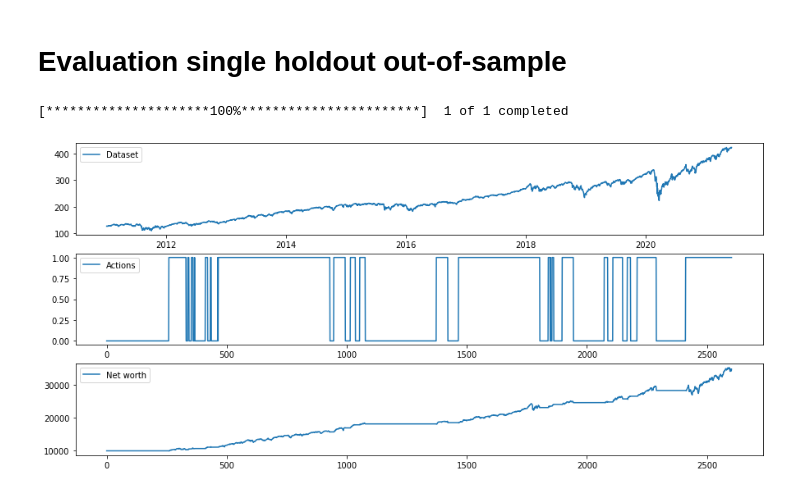
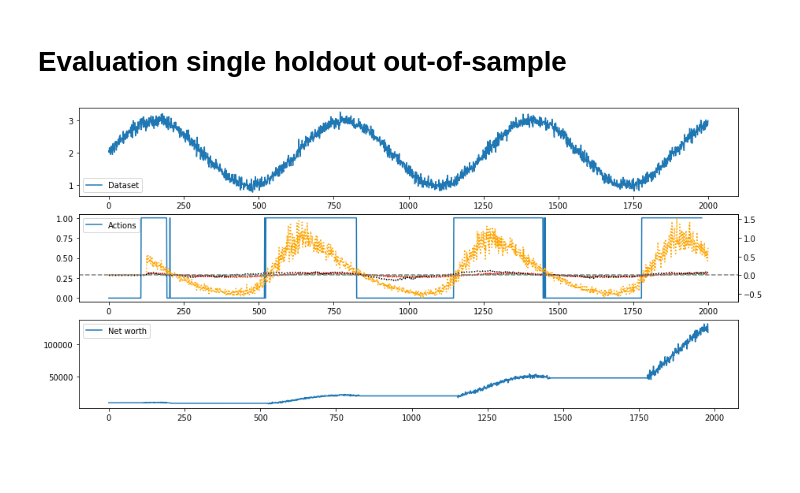
Before and after one commit to Rachnog/Reinforcement-Learning-in-Finance, a Jupyter notebook: odsc_workshop/ODSC_RL_2.ipynb, the cells around one changed output. Saved outputs shown, nothing was run; the diff lists cells and outputs as text; code cells hidden in the pictures; blank space fills up the shorter version.

```diff
--- a/odsc_workshop/ODSC_RL_2.ipynb
+++ b/odsc_workshop/ODSC_RL_2.ipynb
@@ -48,9 +48,9 @@ from gym import spaces
 # %%
 INIT_NET_WORTH = 10000
 WINDOW = 10
-ROLLING = 126
+ROLLING = int(252 / 2)
 # %%
-TICKER = 'SPY'
+TICKER = 'COSINE'
 
 if TICKER == 'COSINE':
     df = pd.DataFrame({
@@ -284,17 +320,24 @@ plt.show()
 # %%
 if TICKER == 'COSINE':
     df_test = pd.DataFrame({
-        'High': np.sin(np.arange(2000)/100.0) + np.random.normal(2, 0.02, size = (2000, )),
-        'Open': np.sin(np.arange(2000)/100.0) + np.random.normal(2, 0.02, size = (2000, )),
-        'Close': np.sin(np.arange(2000)/100.0) + np.random.normal(2, 0.02, size = (2000, )),
-        'Low': np.sin(np.arange(2000)/100.0) + np.random.normal(2, 0.02, size = (2000, )),
+        'High': np.sin(np.arange(2000)/100.0) + np.random.normal(2, 0.1, size = (2000, )),
+        'Open': np.sin(np.arange(2000)/100.0) + np.random.normal(2, 0.1, size = (2000, )),
+        'Close': np.sin(np.arange(2000)/100.0) + np.random.normal(2, 0.1, size = (2000, )),
+        'Low': np.sin(np.arange(2000)/100.0) + np.random.normal(2, 0.1, size = (2000, )),
         'Volume': np.abs(np.sin(np.arange(2000)/100.0)),
       }
       )
 else:
     df_test = yf.download(TICKER, start="2011-01-01", end="2021-07-01")
-# %% [output]
-[*********************100%***********************]  1 of 1 completed
+# %%
+test_features = pd.DataFrame(
+            {
+                'RSI': ((talib.RSI(df_test['Close'], timeperiod=ROLLING).to_frame().fillna(50.0) - 50) / 100).values.flatten(),
+                'CMO': ((talib.CMO(df_test['Close'], timeperiod=ROLLING).to_frame().fillna(0.0)) / 100).values.flatten(),
+                'MOM': df_test['Close'].pct_change(ROLLING).to_frame().fillna(0.0).values.flatten(),
+                'MFI': ((talib.MFI(df_test['High'], df_test['Low'], df_test['Close'], df_test['Volume'], timeperiod=ROLLING) - 50) / 100).fillna(0.0).values.flatten()
+            }, index = df_test.index
+        )
 # %%
 env_test = DummyVecEnv([lambda: StockTradingEnv(df_test, INIT_NET_WORTH, WINDOW)])
 # %%
@@ -302,11 +345,17 @@ history_test, actions_over_time_test = evaluate_agent(env_test, df_test, model)
 # %%
 fig, (ax1, ax2, ax3) = plt.subplots(3, 1, figsize=(15, 7))
 ax1.plot(df_test['Close'], label = 'Dataset')
 ax2.plot(actions_over_time_test.flatten(), label = 'Actions')
+ax2_copy = ax2.twinx()
+ax2_copy.plot(test_features['RSI'].values, label = 'RSI', color = 'green', ls = 'dotted')
+ax2_copy.plot(test_features['CMO'].values, label = 'CMO', color = 'red', ls = 'dotted')
+ax2_copy.plot(test_features['MOM'].values, label = 'MOM', color = 'orange', ls = 'dotted')
+ax2_copy.plot(test_features['MFI'].values, label = 'MFI', color = 'black', ls = 'dotted')
+ax2_copy.axhline(0.0, ls = '--', color = 'grey')
 ax3.plot(np.array(history_test['net_worth']), label = 'Net worth')
 ax1.legend()
 ax2.legend()
 ax3.legend()
 plt.show()
 # %% [output]
-[figure, old version]
+[figure, new version]
```
Also changed, not shown: parts of 9 cells of this notebook.
